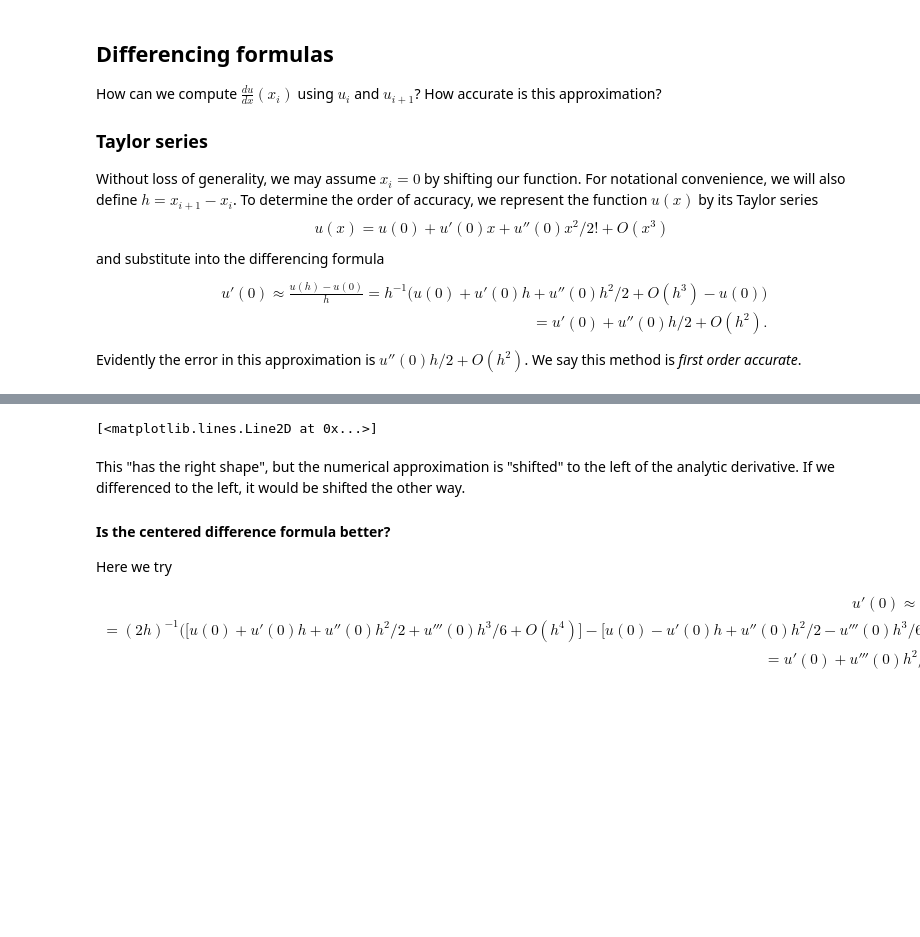
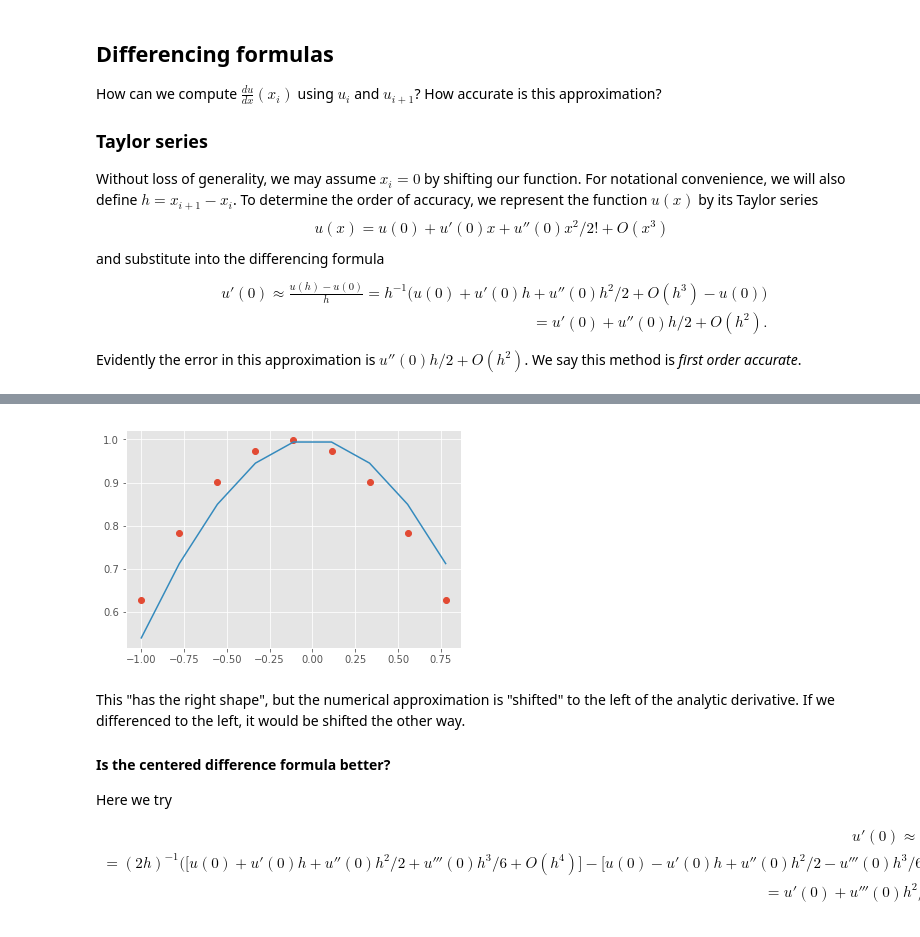
Before and after one commit to cu-numpde/numpde-fall2018, a Jupyter notebook: FiniteDifference.ipynb, the cells around one changed output, grey strips where cells are left out. Saved outputs shown, nothing was run; the diff lists cells and outputs as text; code cells hidden in the pictures; blank space fills up the shorter version.

```diff
--- a/FiniteDifference.ipynb
+++ b/FiniteDifference.ipynb
@@ -40,16 +40,15 @@ $$ \begin{split} u'(0) \approx \frac{u(h) - u(0)}{h} = h^{-1} \Big( u(0) + u'(0)
 = u'(0) + u''(0)h/2 + O(h^2) . \end{split}$$
 Evidently the error in this approximation is $u''(0)h/2 + O(h^2)$. We say this method is *first order accurate*.
 # %%
-%matplotlib notebook
+%matplotlib inline
 import numpy
 from matplotlib import pyplot
 pyplot.style.use('ggplot')
 
-n = 20
+n = 10
 h = 2/(n-1)
 x = numpy.linspace(-1,1,n)
 u = numpy.sin(x)
-pyplot.figure()
 pyplot.plot(x[:-1], (u[1:] - u[:-1]) / h, 'o')
-pyplot.plot(x[:-1], numpy.cos(x[:-1]))
+pyplot.plot(x[:-1], numpy.cos(x[:-1]));
 # %% [output]
@@ -58,4 +55,4 @@ pyplot.plot(x[:-1], numpy.cos(x[:-1]))
-[<matplotlib.lines.Line2D at 0x...>]
+[figure, added]
 # %% [markdown]
 This "has the right shape", but the numerical approximation is "shifted" to the left of the analytic derivative. If we differenced to the left, it would be shifted the other way.
 
```
Also changed, not shown: parts of 20 cells of this notebook.
